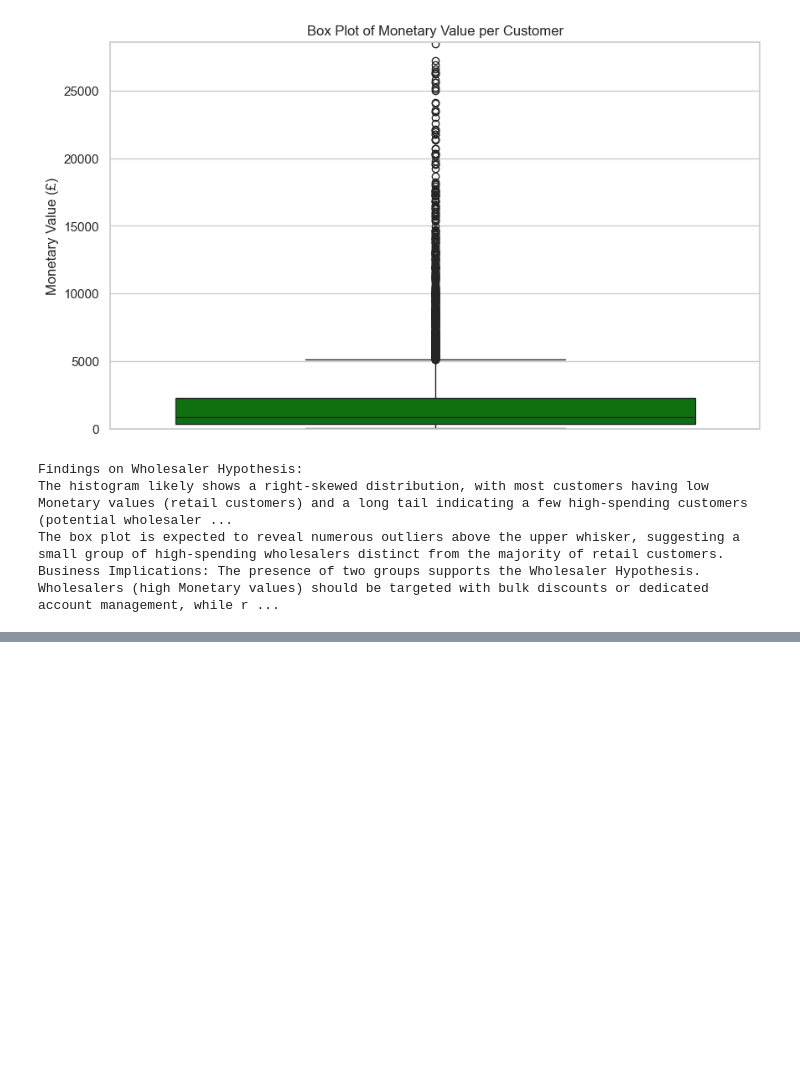
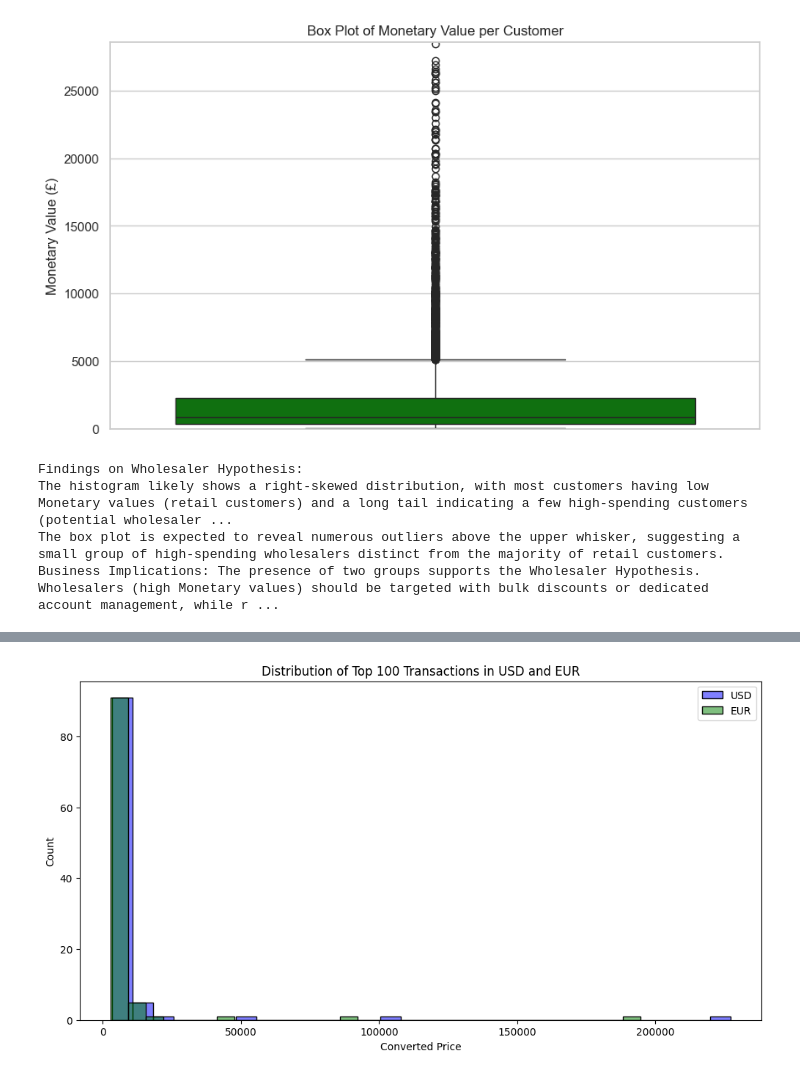
Before and after one commit to lihiniapsara/Python_Final_CW, a Jupyter notebook: UK-Based E-Commerce Retailer.ipynb, the cells around one changed output, grey strips where cells are left out. Saved outputs shown, nothing was run; the diff lists cells and outputs as text; code cells hidden in the pictures; blank space fills up the shorter version.

Commit message:
3.5: Data Enrichment via API Integration

```diff
--- a/UK-Based E-Commerce Retailer.ipynb
+++ b/UK-Based E-Commerce Retailer.ipynb
@@ -547,0 +570,51 @@ Business Implications: The presence of two groups supports the Wholesaler Hypoth
+# %%
+
+# Select top 100 transactions by TotalPrice
+top_100 = df.nlargest(100, 'TotalPrice')[['InvoiceDate', 'TotalPrice']].copy()
+
+# Function to fetch exchange rates from ExchangeRate-API
+def get_exchange_rates(api_key):
+    url = f"https://v6.exchangerate-api.com/v6/{api_key}/latest/GBP"
+    try:
+        response = requests.get(url)
+        data = response.json()
+        if response.status_code == 200 and data.get('result') == 'success':
+            return data['conversion_rates']['USD'], data['conversion_rates']['EUR']
+        else:
+            print(f"Error fetching rates: {data.get('error-type', 'Unknown error')}")
+            return None, None
+    except Exception as e:
+        print(f"Exception: {e}")
+        return None, None
+
+# Fetch exchange rates
+api_key = 'e3390313fa538a74a48d42aa'  # Replace with a new valid API key if this one is invalid
+usd_rate, eur_rate = get_exchange_rates(api_key)
+
+# Apply exchange rates to top 100 transactions
+if usd_rate and eur_rate:
+    top_100['TotalPrice_USD'] = top_100['TotalPrice'] * usd_rate
+    top_100['TotalPrice_EUR'] = top_100['TotalPrice'] * eur_rate
+    print(f"Using exchange rates: USD/GBP = {usd_rate}, EUR/GBP = {eur_rate}")
+else:
+    print("Could not fetch exchange rates. Using placeholder values.")
+    top_100['TotalPrice_USD'] = top_100['TotalPrice'] * 1.3  # Placeholder USD rate
+    top_100['TotalPrice_EUR'] = top_100['TotalPrice'] * 1.2  # Placeholder EUR rate
+
+# Display the enriched dataset
+print("Top 100 Transactions with Converted Prices:")
+print(top_100[['InvoiceDate', 'TotalPrice', 'TotalPrice_USD', 'TotalPrice_EUR']].head())
+
+# Visualize the distribution of converted prices
+try:
+    plt.figure(figsize=(12, 6))
+    sns.histplot(top_100['TotalPrice_USD'], bins=30, color='blue', label='USD', alpha=0.5)
+    sns.histplot(top_100['TotalPrice_EUR'], bins=30, color='green', label='EUR', alpha=0.5)
+    plt.title('Distribution of Top 100 Transactions in USD and EUR')
+    plt.xlabel('Converted Price')
+    plt.ylabel('Count')
+    plt.legend()
+    plt.show()
+except Exception as e:
+    print(f"Error plotting histogram: {e}")
+# %% [output]
@@ -547,0 +629 @@ Business Implications: The presence of two groups supports the Wholesaler Hypoth
+[figure, added]
```
Also changed, not shown: parts of 3 cells of this notebook.
